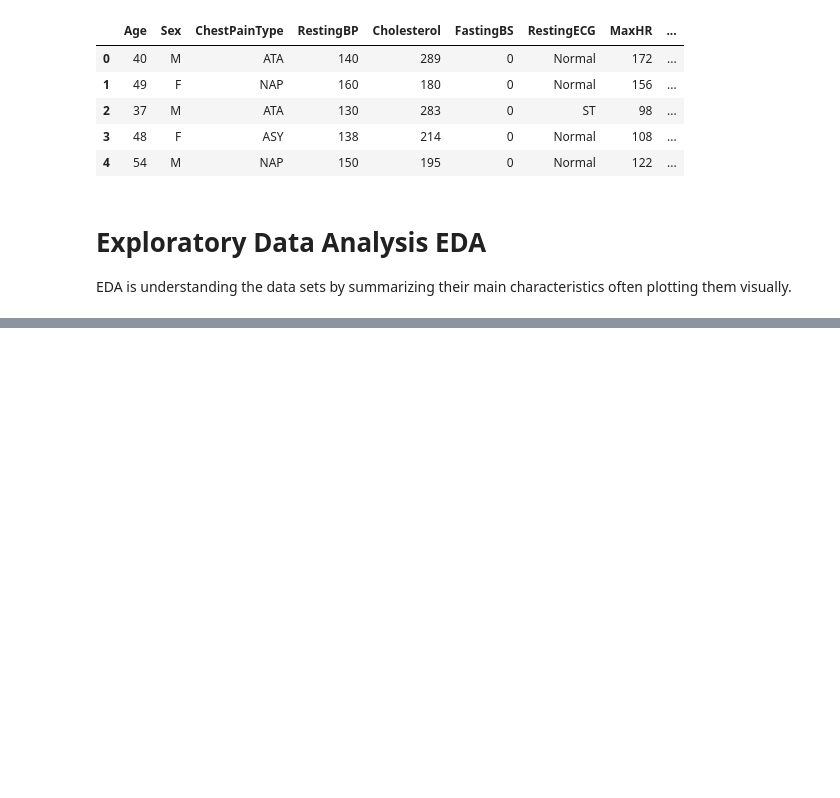
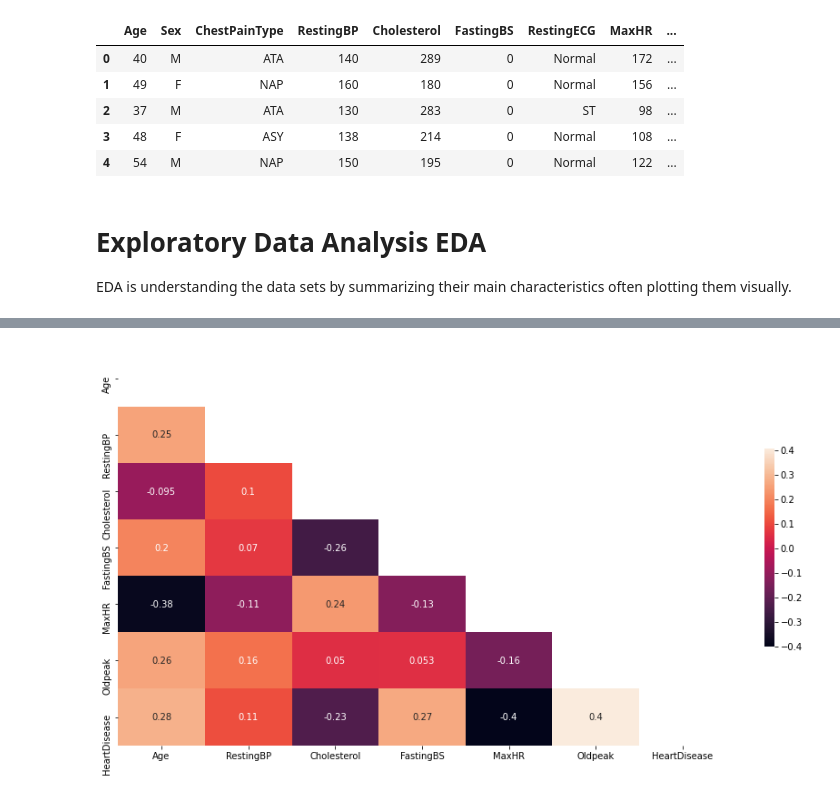
Before and after one commit to AnaAGG/Heart-Disease-Prediction, a Jupyter notebook: notebooks/Untitled.ipynb, the cells around one changed output, grey strips where cells are left out. Saved outputs shown, nothing was run; the diff lists cells and outputs as text; code cells hidden in the pictures; blank space fills up the shorter version.

```diff
--- a/notebooks/Untitled.ipynb
+++ b/notebooks/Untitled.ipynb
@@ -174,0 +254,3 @@ EDA is understanding the data sets by summarizing their main characteristics oft
+# %%
+correlation = df_sql.corr()
+correlation
@@ -174,0 +266,6 @@ EDA is understanding the data sets by summarizing their main characteristics oft
+# %%
+plt.figure(figsize=(15,8))
+mask = np.triu(np.ones_like(correlation, dtype=bool))
+sns.heatmap(correlation, cmap="rocket", annot = True, mask = mask, cbar_kws={"shrink": 0.5}); #barra lateral
+# %% [output]
+[figure, added]
```
Also changed, not shown: parts of 15 cells of this notebook.
